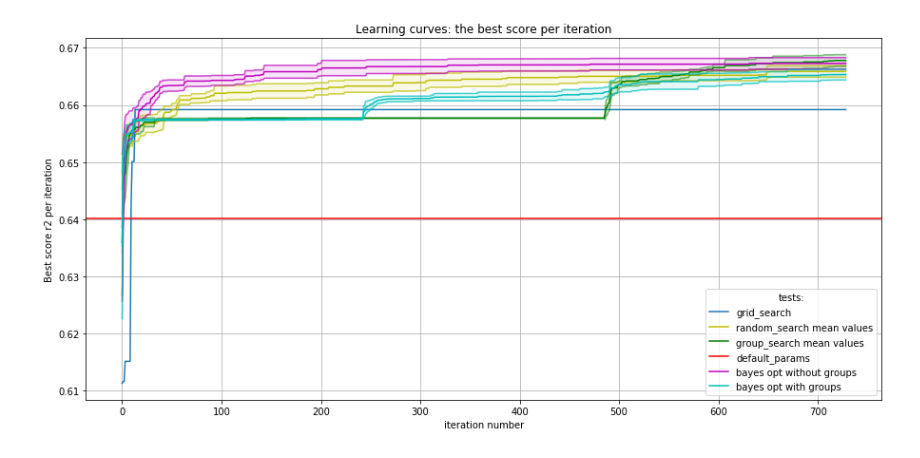
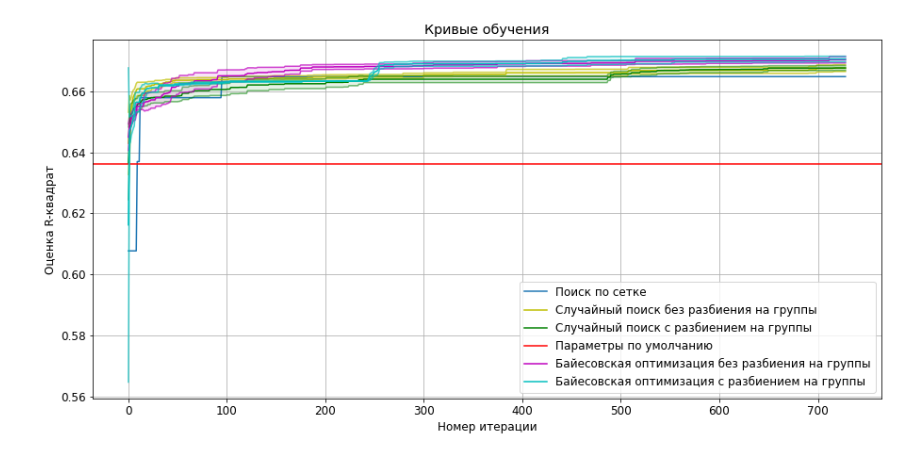
Before and after one commit to HollowPrincess/GradBoostOptim, a Jupyter notebook: full_test/test_3_analysis.ipynb, the cells around one changed output. Cells and saved outputs as stored; diff of their text form; code cells hidden in the pictures.

Commit message:
rerun notebook with visualization

```diff
--- a/full_test/test_3_analysis.ipynb
+++ b/full_test/test_3_analysis.ipynb
@@ -29,8 +27,11 @@ files = [x for x in files if x!='old']
+# %%
+bayes_group_files = os.listdir(FILES_PARENT_DIR+'third experiment/groups')
+bayes_group_files = [x for x in bayes_group_files if "res_BO_groups" in x]
 # %%
-
-for file in files:
-    df = pd.read_csv(FILES_PARENT_DIR+'third experiment/'+file)
-    num=int(file.split(".")[0].split("_")[-1])
-    df['run_number']=num
-    #df = df.drop(columns=['Unnamed: 0'])
-    df.to_csv(FILES_PARENT_DIR+'third experiment/'+file, index = False)
+for (array, path) in zip([bayes_files, bayes_group_files], ['third experiment/', 'third experiment/groups/']):
+    for file in array:
+        df = pd.read_csv(FILES_PARENT_DIR + path + file)
+        num=int(file.split(".")[0].split("_")[-1])
+        df['run_number']=num
+        #df = df.drop(columns=['Unnamed: 0'])
+        df.to_csv(FILES_PARENT_DIR+path+file, index = False)
@@ -40,5 +38,8 @@ bo_with_groups = [s for s in files if "group_bayes_search" in s]
 # %%
 # prepare dataframes:
+# %%
+default_perf = pd.read_csv(FILES_PARENT_DIR+'first experiment/'+f"res_default_{dataset_name}.csv", usecols = [
+                                                                     'mean_test_score'])
 # %%
 grid_df=pd.DataFrame([])
 for file_name in grid_files:
@@ -166,7 +196,7 @@ group_std=group_std.fillna(0)
 group_mean=group_df.groupby(by="iter_num")['mean_test_score'].mean()
 
 ## DEFAULT performance
-default_perf=grid_df.loc[grid_df['experiment_name']=='default params', 'mean_test_score']
+#default_perf=grid_df.loc[grid_df['experiment_name']=='default params', 'mean_test_score']
 
 ## BAYES WITHOUT GROUPS
 bo_std=bayes_df.groupby(by="iter_num")['mean_test_score'].std()
@@ -187,50 +217,50 @@ plt.grid()
 
 #grid plot:
 x=list(range(0, grid_perf.shape[0]))
-plt.plot(x, grid_perf, label="grid_search")
+plt.plot(x, grid_perf, label="Поиск по сетке")
 
 #conf for random:
 x=list(range(0, random_mean.shape[0]))
-plt.plot(x, random_mean, color="y", label="random_search mean values")
+plt.plot(x, random_mean, color="y", label="Случайный поиск без разбиения на группы")
 lower_random=random_mean - random_std
 upper_random=random_mean + random_std
 plt.plot(x, lower_random, alpha=0.7, color="y")
 plt.plot(x, upper_random, alpha=0.7, color="y")
 plt.fill_between(x, lower_random, upper_random, alpha=0.1, color="y")
 
 #conf for group:
-plt.plot(x, group_mean, color="green", label="group_search mean values")
+plt.plot(x, group_mean, color="green", label="Случайный поиск с разбиением на группы")
 lower_group=group_mean - group_std
 upper_group=group_mean + group_std
 plt.plot(x, lower_group, alpha=0.5, color="green")
 plt.plot(x, upper_group, alpha=0.5, color="green")
 plt.fill_between(x, lower_group, upper_group, alpha=0.1, color="green")
 
 #line for default values
-plt.axhline(default_perf.values, label="default_params", color='r')
+plt.axhline(default_perf.values[0], label="Параметры по умолчанию", color='r')
 
 #conf for bayes opt without groups:
-plt.plot(x, bo_mean, color="m", label="bayes opt without groups")
+plt.plot(x, bo_mean, color="m", label="Байесовская оптимизация без разбиения на группы")
 lower_bo=bo_mean - bo_std
 upper_bo=bo_mean + bo_std
 plt.plot(x, lower_bo, alpha=0.7, color="m")
 plt.plot(x, upper_bo, alpha=0.7, color="m")
 plt.fill_between(x, lower_bo, upper_bo, alpha=0.1, color="m")
 
 #conf for bayes opt wit groups:
-plt.plot(x, bo_groups_mean, color="c", label="bayes opt with groups")
+plt.plot(x, bo_groups_mean, color="c", label="Байесовская оптимизация с разбиением на группы")
 lower_bo_groups=bo_groups_mean - bo_groups_std
 upper_bo_groups=bo_groups_mean + bo_groups_std
 plt.plot(x, lower_bo_groups, alpha=0.7, color="c")
 plt.plot(x, upper_bo_groups, alpha=0.7, color="c")
 plt.fill_between(x, lower_bo_groups, upper_bo_groups, alpha=0.1, color="c")
 
 
-plt.legend(title='tests:')
-plt.title("Learning curves: the best score per iteration")
-plt.ylabel("Best score r2 per iteration")
-plt.xlabel("iteration number")
-plt.savefig("../graphs/test 3/scores_without_stop.jpg")
+plt.legend()
+plt.title("Кривые обучения")
+plt.ylabel("Оценка R-квадрат")
+plt.xlabel("Номер итерации")
+plt.savefig(GRAPHS_DIR + "learning_curves_without_stop.jpg")
 plt.show()
 # %% [output]
-[figure, old version]
+[figure, new version]
```
Also changed, not shown: parts of 16 cells of this notebook, 13 other files.
